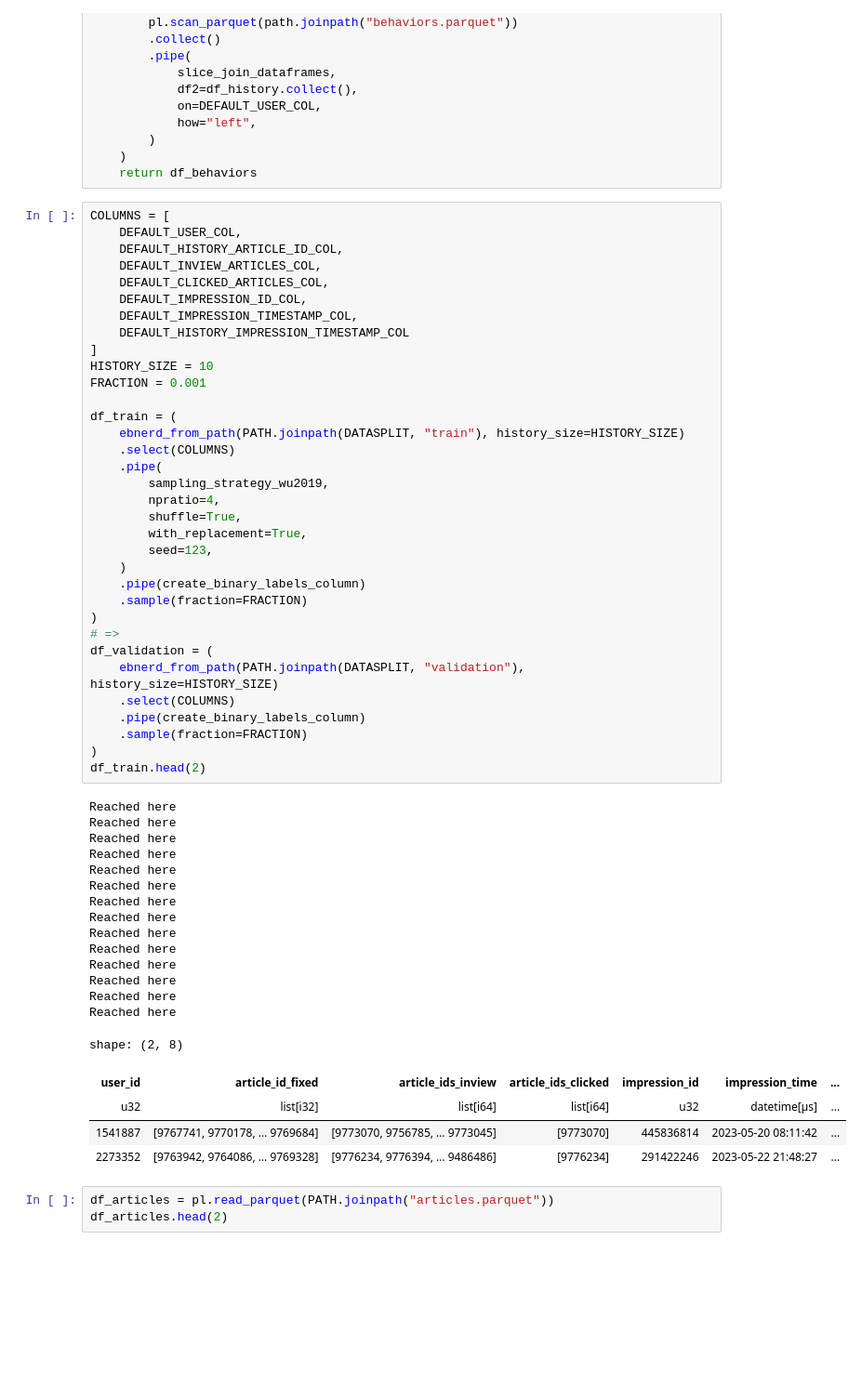
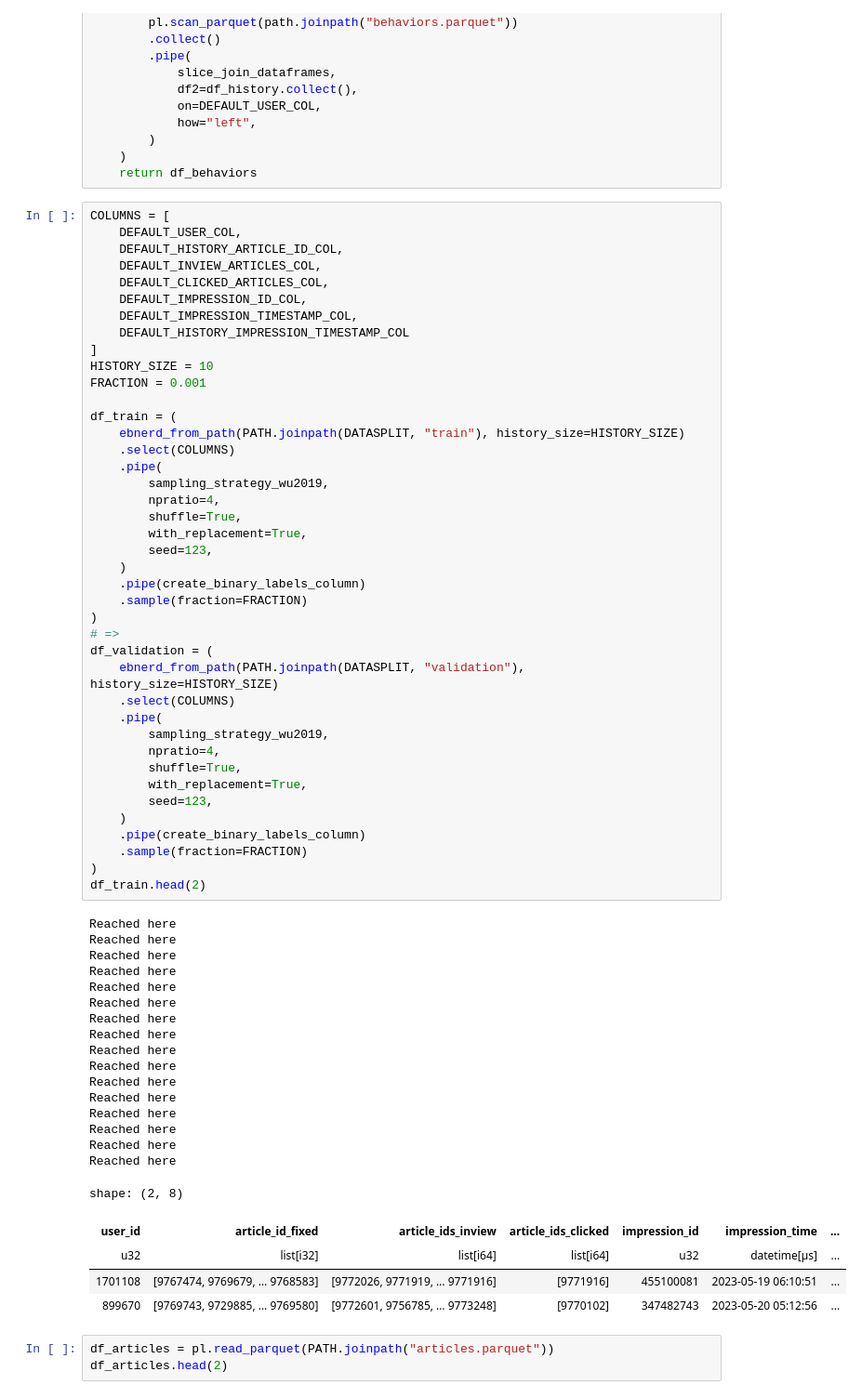
Before and after one commit to sohamchatterjee50/PPRec, a Jupyter notebook: OurCode/test.ipynb, the cells around one changed output. Shown: that part at 93% size. Cells and saved outputs as stored; diff of their text form; blank space fills up the shorter version.

```diff
--- a/OurCode/test.ipynb
+++ b/OurCode/test.ipynb
@@ -114,35 +114,44 @@ df_train = (
     )
     .pipe(create_binary_labels_column)
     .sample(fraction=FRACTION)
 )
 # =>
 df_validation = (
     ebnerd_from_path(PATH.joinpath(DATASPLIT, "validation"), history_size=HISTORY_SIZE)
     .select(COLUMNS)
+    .pipe(
+        sampling_strategy_wu2019,
+        npratio=4,
+        shuffle=True,
+        with_replacement=True,
+        seed=123,
+    )
     .pipe(create_binary_labels_column)
     .sample(fraction=FRACTION)
 )
 df_train.head(2)
 # %% [output]
 Reached here
 Reached here
 Reached here
 Reached here
 Reached here
 Reached here
 Reached here
 Reached here
 Reached here
 Reached here
 Reached here
 Reached here
 Reached here
 Reached here
+Reached here
+Reached here
 shape: (2, 8)
 | user_id | article_id_fixed | article_ids_inview | article_ids_clicked | impression_id | impression_time | ... |
 | u32 | list[i32] | list[i64] | list[i64] | u32 | datetime[μs] | ... |
-| 1541887 | [9767741, 9770178, … 9769684] | [9773070, 9756785, … 9773045] | [9773070] | 445836814 | 2023-05-20 08:11:42 | ... |
-| 2273352 | [9763942, 9764086, … 9769328] | [9776234, 9776394, … 9486486] | [9776234] | 291422246 | 2023-05-22 21:48:27 | ... |
+| 1701108 | [9767474, 9769679, … 9768583] | [9772026, 9771919, … 9771916] | [9771916] | 455100081 | 2023-05-19 06:10:51 | ... |
+| 899670 | [9769743, 9729885, … 9769580] | [9772601, 9756785, … 9773248] | [9770102] | 347482743 | 2023-05-20 05:12:56 | ... |
 # %%
 df_articles = pl.read_parquet(PATH.joinpath("articles.parquet"))
 df_articles.head(2)
```
Also changed, not shown: parts of 6 cells of this notebook, 4 other files.
